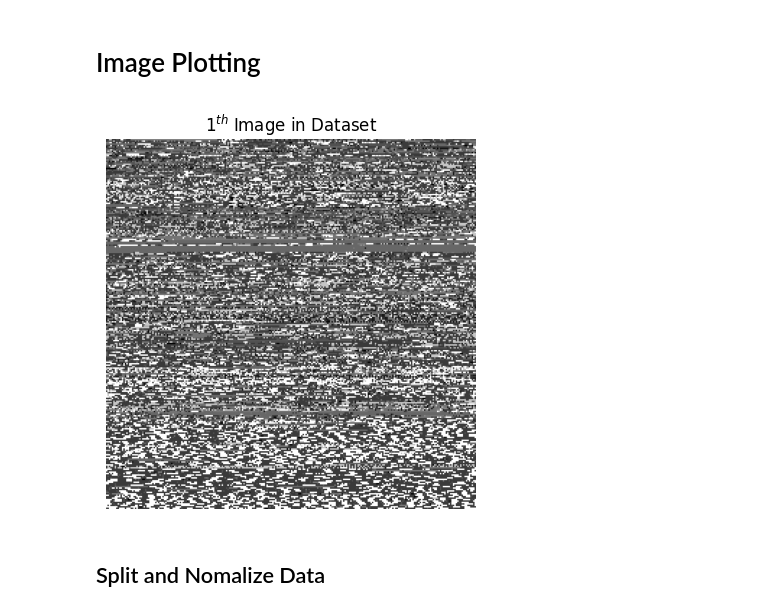
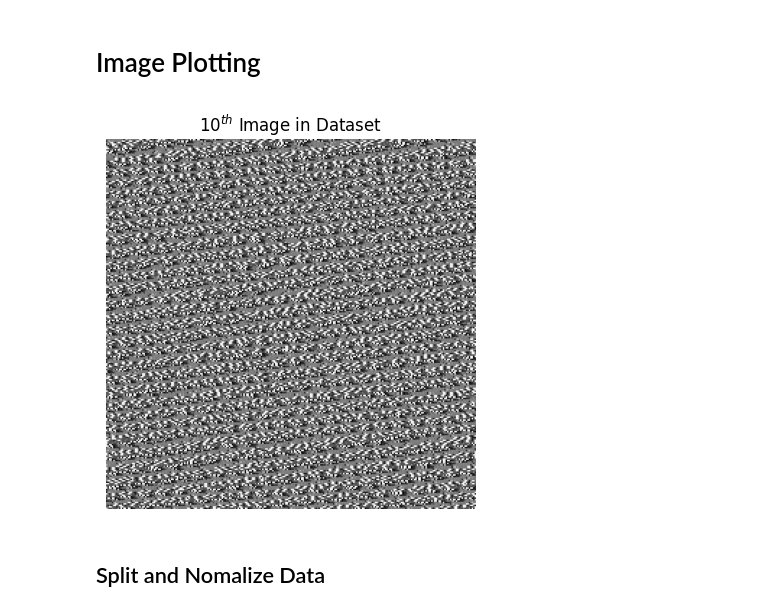
Before and after one commit to PGHOON/CryptoGuard, a Jupyter notebook: CNN/CNN.ipynb, the cells around one changed output. Drawn from its saved outputs; the diff is of its cells as text; code cells hidden in the pictures.

```diff
--- a/CNN/CNN.ipynb
+++ b/CNN/CNN.ipynb
@@ -58,15 +58,15 @@ X, y = load_data(DATASET_DIR)
 # %% [markdown]
 # Image Plotting
 # %%
-n = 1
+n = 10
 nth_image = X[n].reshape(256, 256)
 
 plt.imshow(nth_image, cmap='gray')
 plt.title(f'${n}^{{th}}$ Image in Dataset')
 plt.axis('off')
 plt.show()
 # %% [output]
-[figure, old version]
+[figure, new version]
 # %% [markdown]
 ## Split and Nomalize Data
 # %%
```
Also changed, not shown: parts of 6 cells of this notebook, 2 other files.
